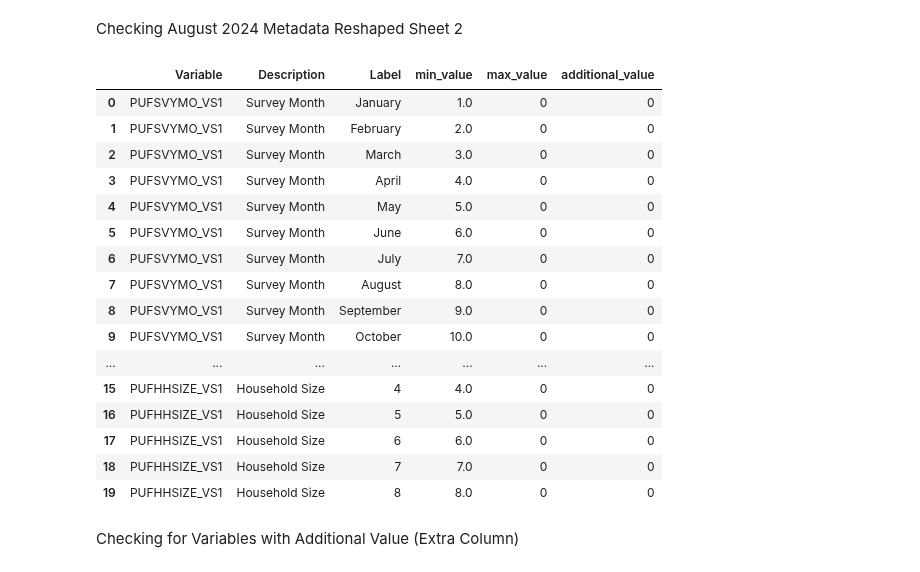
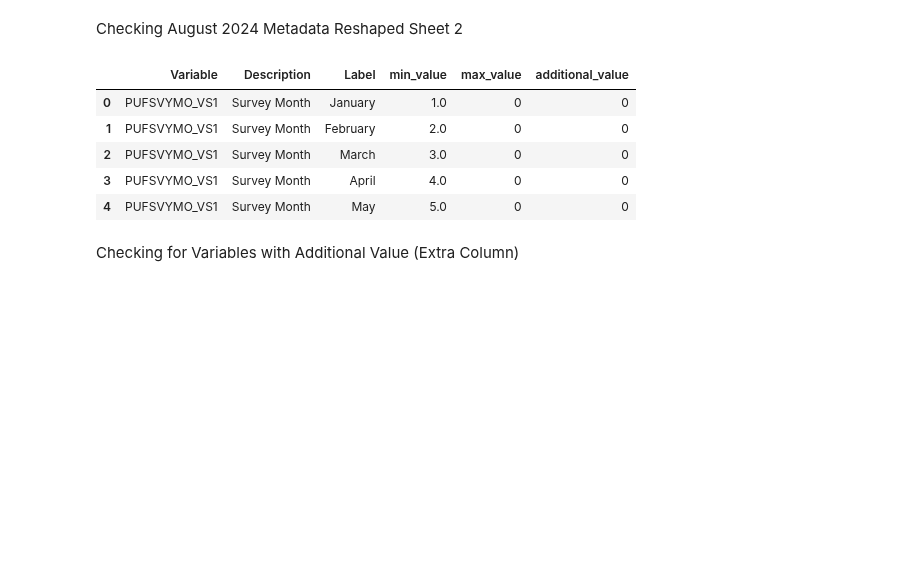
Before and after one commit to clemweb3/Undegraduate-Thesis-Repository, a Jupyter notebook: Notebooks/Preprocessing.ipynb, the cells around one changed output. Drawn from its saved outputs; the diff is of its cells as text; code cells hidden in the pictures; blank space fills up the shorter version.

```diff
--- a/Notebooks/Preprocessing.ipynb
+++ b/Notebooks/Preprocessing.ipynb
@@ -537,25 +1059,14 @@ clean_jan_2018.head(20)
 Checking August 2024 Metadata Reshaped Sheet 2
 # %%
 clean_aug_2024 = load_dataset("2024", "August", "metadata", 1)
-clean_aug_2024.head(20)
+clean_aug_2024.head()
 # %% [output]
 |  | Variable | Description | Label | min_value | max_value | additional_value |
 | 0 | PUFSVYMO_VS1 | Survey Month | January | 1.0 | 0 | 0 |
 | 1 | PUFSVYMO_VS1 | Survey Month | February | 2.0 | 0 | 0 |
 | 2 | PUFSVYMO_VS1 | Survey Month | March | 3.0 | 0 | 0 |
 | 3 | PUFSVYMO_VS1 | Survey Month | April | 4.0 | 0 | 0 |
 | 4 | PUFSVYMO_VS1 | Survey Month | May | 5.0 | 0 | 0 |
-| 5 | PUFSVYMO_VS1 | Survey Month | June | 6.0 | 0 | 0 |
-| 6 | PUFSVYMO_VS1 | Survey Month | July | 7.0 | 0 | 0 |
-| 7 | PUFSVYMO_VS1 | Survey Month | August | 8.0 | 0 | 0 |
-| 8 | PUFSVYMO_VS1 | Survey Month | September | 9.0 | 0 | 0 |
-| 9 | PUFSVYMO_VS1 | Survey Month | October | 10.0 | 0 | 0 |
-| ... | ... | ... | ... | ... | ... | ... |
-| 15 | PUFHHSIZE_VS1 | Household Size | 4 | 4.0 | 0 | 0 |
-| 16 | PUFHHSIZE_VS1 | Household Size | 5 | 5.0 | 0 | 0 |
-| 17 | PUFHHSIZE_VS1 | Household Size | 6 | 6.0 | 0 | 0 |
-| 18 | PUFHHSIZE_VS1 | Household Size | 7 | 7.0 | 0 | 0 |
-| 19 | PUFHHSIZE_VS1 | Household Size | 8 | 8.0 | 0 | 0 |
 # %% [markdown]
 Checking for Variables with Additional Value (Extra Column)
 # %%
```
Also changed, not shown: parts of 43 cells of this notebook.
